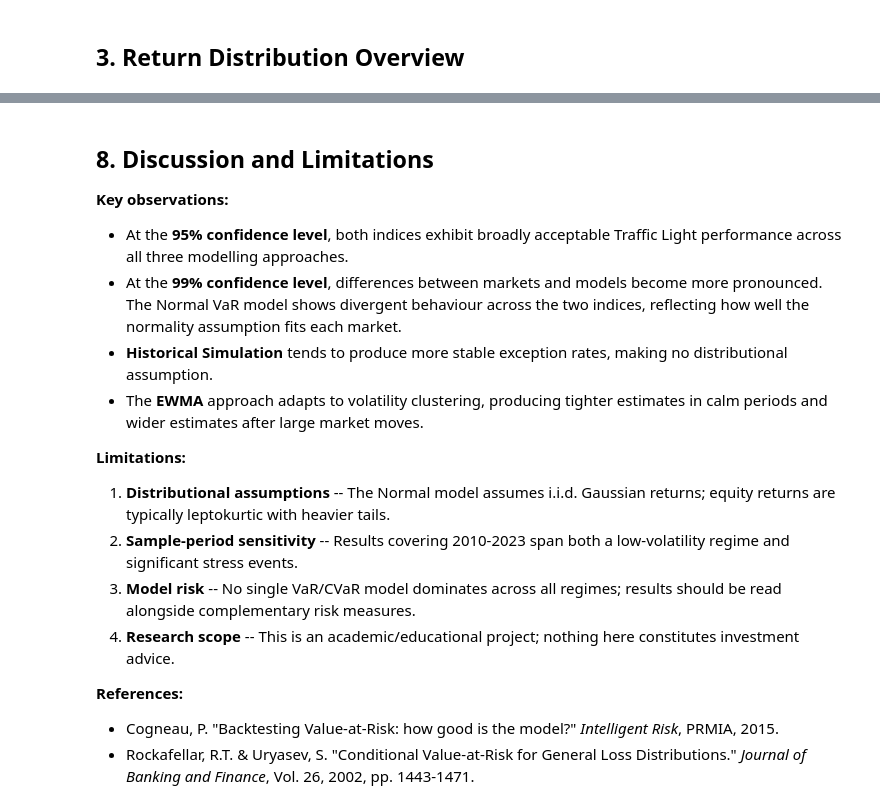
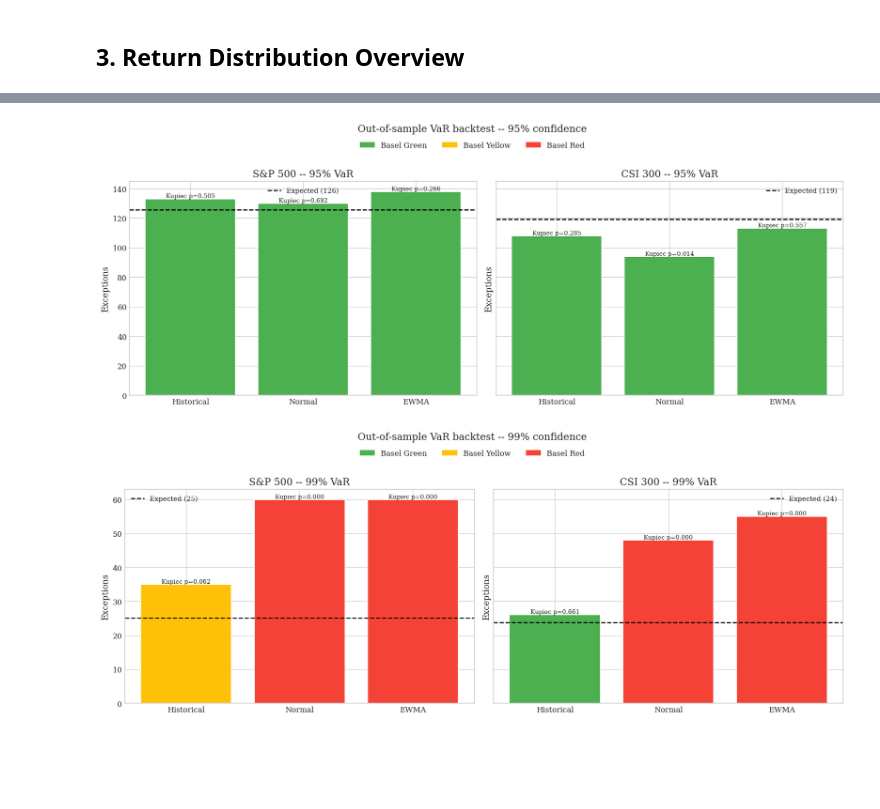
Before and after one commit to weixunxie/tail-risk-backtesting, a Jupyter notebook: notebooks/tail_risk_analysis.ipynb, the cells around one changed output, grey strips where cells are left out. Saved outputs shown, nothing was run; the diff lists cells and outputs as text; code cells hidden in the pictures; blank space fills up the shorter version.

```diff
--- a/notebooks/tail_risk_analysis.ipynb
+++ b/notebooks/tail_risk_analysis.ipynb
@@ -289,60 +292,24 @@ print(tl_99.to_string(index=False))
 # %%
 from matplotlib.patches import Patch
 
-TL_COLORS = {"Green": "#4caf50", "Yellow": "#ffc107", "Red": "#f44336"}
+ZONE_COLORS = {"Green": "#4caf50", "Yellow": "#ffc107", "Red": "#f44336"}
 
+def plot_var_backtest(t, suffix, fig_name):
+    fig, axes = plt.subplots(1, 2, figsize=(14, 5), sharey=True)
+    for ax, label in zip(axes, ["S&P 500", "CSI 300"]):
+        sub = t[t["Index"] == label]
+        bars = ax.bar(sub["Model"], sub["Exceptions"], color=[ZONE_COLORS[z] for z in sub["Basel zone"]], edgecolor="white")
+        ax.axhline(sub["Expected"].iloc[0], color="black", ls="--", lw=1.5, label=f"Expected ({sub['Expected'].iloc[0]:.0f})")
+        for b, pv in zip(bars, sub["Kupiec p"]):
+            ax.text(b.get_x() + b.get_width() / 2, b.get_height(), f"Kupiec p={pv:.3f}", ha="center", va="bottom", fontsize=8)
+        ax.set_title(f"{label} -- {suffix}% VaR"); ax.set_ylabel("Exceptions"); ax.legend(fontsize=9)
+    fig.legend(handles=[Patch(facecolor=c, label=f"Basel {z}") for z, c in ZONE_COLORS.items()],
+               loc="upper center", ncol=3, bbox_to_anchor=(0.5, 1.03))
+    plt.suptitle(f"Out-of-sample VaR backtest -- {suffix}% confidence", y=1.07, fontsize=13)
+    plt.tight_layout(); plt.savefig(FIGURES_DIR / fig_name, bbox_inches="tight"); plt.show()
 
-def plot_traffic_light(tl_df, cl_label, fig_name):
-    expected = tl_df["Expected"].iloc[0]
-    fig, axes = plt.subplots(1, 2, figsize=(14, 5), sharey=True)
-
-    for ax, dataset, exc_col, tl_col in zip(
-        axes,
-        ["S&P 500", "CSI 300"],
-        ["SP500 Exc.", "CSI Exc."],
-        ["SP500 TL",   "CSI TL"]
-    ):
-        bar_colors = [TL_COLORS[t] for t in tl_df[tl_col]]
-        ax.bar(tl_df["Metric"], tl_df[exc_col], color=bar_colors, edgecolor="white")
-        ax.axhline(expected, color="black", linestyle="--", lw=1.5,
-                   label=f"Expected ({expected})")
-        ax.set_title(f"{dataset} -- {cl_label}")
-        ax.set_xlabel("Risk Measure")
-        ax.set_ylabel("Exception Count")
-        ax.legend(fontsize=9)
-        ax.tick_params(axis="x", rotation=30)
-
-    legend_elements = [Patch(facecolor=c, label=l)
-                       for l, c in TL_COLORS.items()]
-    fig.legend(handles=legend_elements, loc="upper center",
-               ncol=3, bbox_to_anchor=(0.5, 1.03), fontsize=10)
-    plt.suptitle(f"Traffic Light Backtesting -- {cl_label} Confidence Level",
-                 fontsize=13, y=1.06)
-    plt.tight_layout()
-    plt.savefig(FIGURES_DIR / fig_name, bbox_inches="tight")
-    plt.show()
-
-
-plot_traffic_light(tl_95, "95%", "traffic_light_95.png")
-plot_traffic_light(tl_99, "99%", "traffic_light_99.png")
+plot_var_backtest(var_bt["95"], "95", "backtest_95.png")
+plot_var_backtest(var_bt["99"], "99", "backtest_99.png")
+# %% [output]
+[figure, added]
+[figure, added]
-# %% [markdown]
-## 8. Discussion and Limitations
-
-**Key observations:**
-
-- At the **95% confidence level**, both indices exhibit broadly acceptable Traffic Light performance across all three modelling approaches.
-- At the **99% confidence level**, differences between markets and models become more pronounced. The Normal VaR model shows divergent behaviour across the two indices, reflecting how well the normality assumption fits each market.
-- **Historical Simulation** tends to produce more stable exception rates, making no distributional assumption.
-- The **EWMA** approach adapts to volatility clustering, producing tighter estimates in calm periods and wider estimates after large market moves.
-
-**Limitations:**
-
-1. **Distributional assumptions** -- The Normal model assumes i.i.d. Gaussian returns; equity returns are typically leptokurtic with heavier tails.
-2. **Sample-period sensitivity** -- Results covering 2010-2023 span both a low-volatility regime and significant stress events.
-3. **Model risk** -- No single VaR/CVaR model dominates across all regimes; results should be read alongside complementary risk measures.
-4. **Research scope** -- This is an academic/educational project; nothing here constitutes investment advice.
-
-**References:**
-
-- Cogneau, P. "Backtesting Value-at-Risk: how good is the model?" *Intelligent Risk*, PRMIA, 2015.
-- Rockafellar, R.T. & Uryasev, S. "Conditional Value-at-Risk for General Loss Distributions." *Journal of Banking and Finance*, Vol. 26, 2002, pp. 1443-1471.
```
Also changed, not shown: parts of 26 cells of this notebook, 17 other files.
